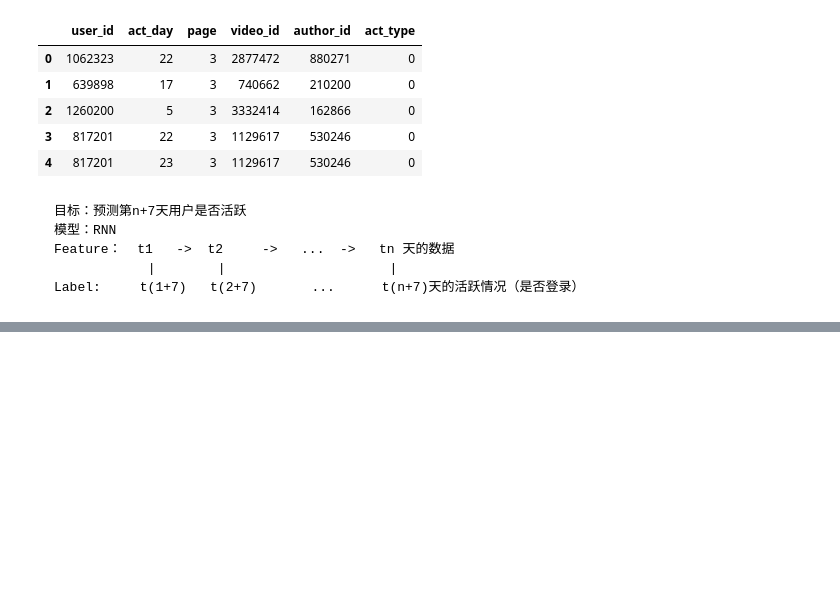
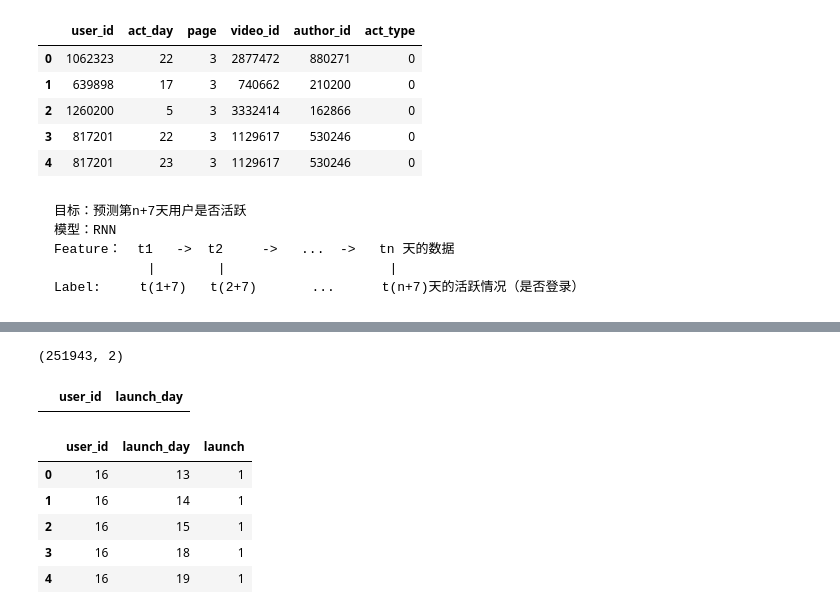
Before and after one commit to finrod86921812/MachineLearningTestProjects, a Jupyter notebook: kuaishou/code.ipynb, the cells around one changed output, grey strips where cells are left out. Saved outputs shown, nothing was run; the diff lists cells and outputs as text; code cells hidden in the pictures; blank space fills up the shorter version.

```diff
--- a/kuaishou/code.ipynb
+++ b/kuaishou/code.ipynb
@@ -149,0 +292,20 @@ activity.head()
+# %%
+launch.shape
+# %% [output]
+(251943, 2)
+# %%
+# 里面没有重复的记录，意味着，每个用户，每一天登录只有一条记录
+launch[launch.duplicated()]
+# %% [output]
+|  | user_id | launch_day |
+# %%
+launch['launch']=1 #每个用户每天登录次数
+launch_table=launch.groupby(['user_id','launch_day'],as_index=False).agg({'launch':'sum'})
+launch_table.head()
+# %% [output]
+|  | user_id | launch_day | launch |
+| 0 | 16 | 13 | 1 |
+| 1 | 16 | 14 | 1 |
+| 2 | 16 | 15 | 1 |
+| 3 | 16 | 18 | 1 |
+| 4 | 16 | 19 | 1 |
```
Also changed, not shown: parts of 52 cells of this notebook, 6 other files.
